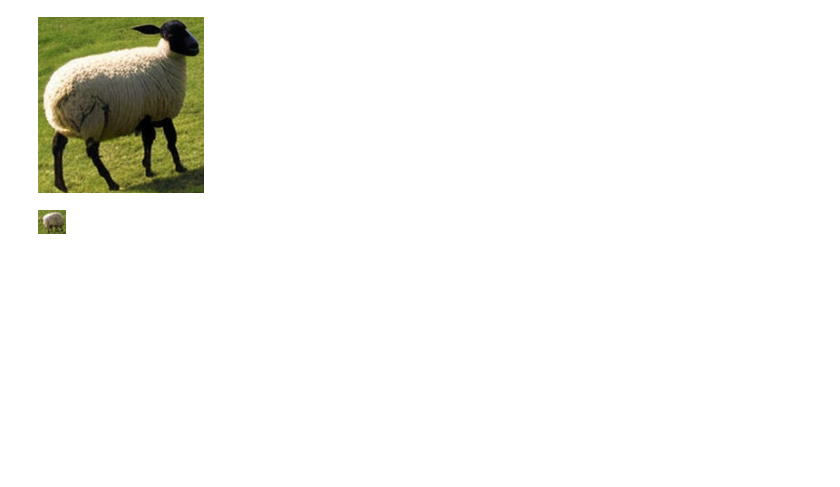
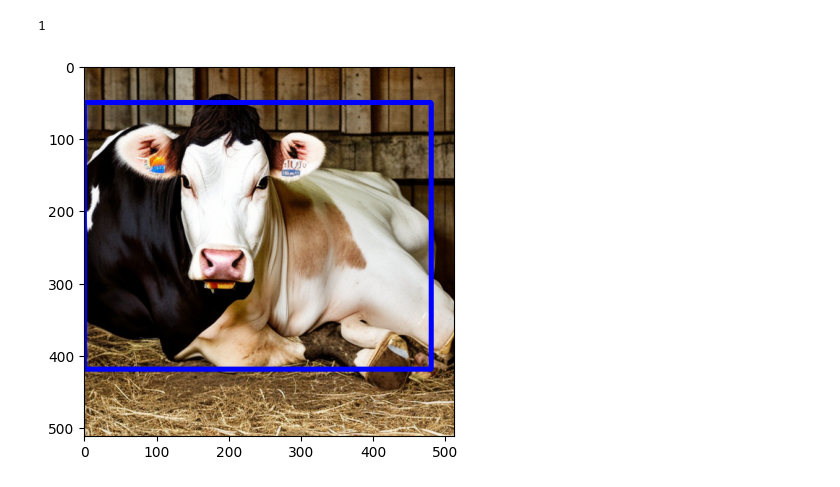
Before and after one commit to ashun989/mmsegmentation, a Jupyter notebook: tools/diffusemade/test_contour.ipynb, the cells around one changed output. Cells and saved outputs as stored; diff of their text form; code cells hidden in the pictures; blank space fills up the shorter version.

```diff
--- a/tools/diffusemade/test_contour.ipynb
+++ b/tools/diffusemade/test_contour.ipynb
@@ -134,10 +156,7 @@ draw_boxes(img, boxes2)
-# %%
-b = boxes2[0]
-torchvision.transforms.functional.crop(Image.fromarray(img[:, :, ::-1]), b[1], b[0], b[3] - b[1], b[2] - b[0])
-# %% [output]
-[figure, removed]
-# %%
-b = boxes2[1]
-torchvision.transforms.functional.crop(Image.fromarray(img[:, :, ::-1]), b[1], b[0], b[3] - b[1], b[2] - b[0])
-# %% [output]
-[figure, removed]
+# %%
+boxes4 = combine_boxes(boxes)
+print(len(boxes4))
+draw_boxes(img, boxes4)
+# %% [output]
+1
+[figure, added]
```
Also changed, not shown: parts of 15 cells of this notebook, 1 other file.
